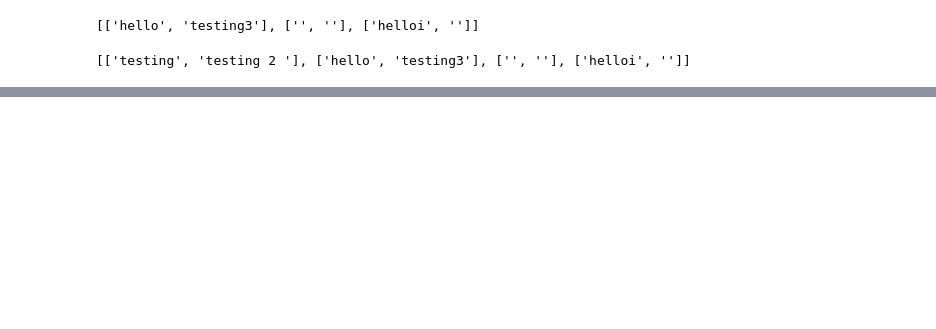
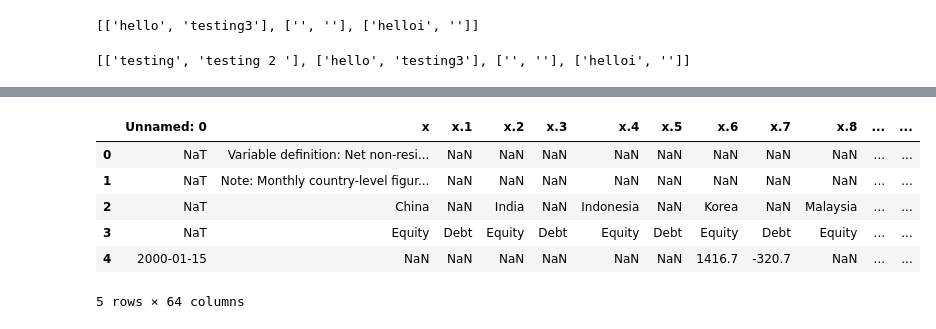
Before and after one commit to aizudeen11/cfm-nlp, a Jupyter notebook: to_gsheet/main.ipynb, the cells around one changed output, grey strips where cells are left out. Saved outputs shown, nothing was run; the diff lists cells and outputs as text; code cells hidden in the pictures; blank space fills up the shorter version.

```diff
--- a/to_gsheet/main.ipynb
+++ b/to_gsheet/main.ipynb
@@ -83,0 +213,10 @@ You should consider upgrading via the 'c:\Users\Admin\OneDrive\Desktop\data scie
+# %%
+df.head()
+# %% [output]
+|  | Unnamed: 0 | x | x.1 | x.2 | x.3 | x.4 | x.5 | x.6 | x.7 | x.8 | ... | ... |
+| 0 | NaT | Variable definition: Net non-resi... | NaN | NaN | NaN | NaN | NaN | NaN | NaN | NaN | ... | ... |
+| 1 | NaT | Note: Monthly country-level figur... | NaN | NaN | NaN | NaN | NaN | NaN | NaN | NaN | ... | ... |
+| 2 | NaT | China | NaN | India | NaN | Indonesia | NaN | Korea | NaN | Malaysia | ... | ... |
+| 3 | NaT | Equity | Debt | Equity | Debt | Equity | Debt | Equity | Debt | Equity | ... | ... |
+| 4 | 2000-01-15 | NaN | NaN | NaN | NaN | NaN | NaN | 1416.7 | -320.7 | NaN | ... | ... |
+5 rows × 64 columns
```
Also changed, not shown: parts of 6 cells of this notebook, 4 other files.
